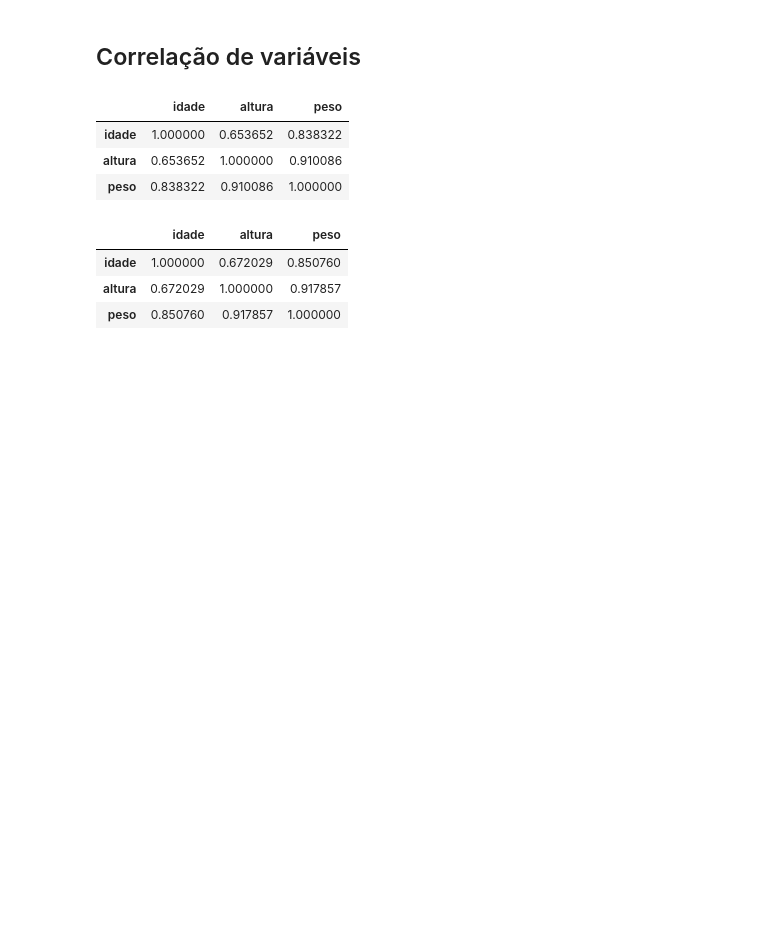
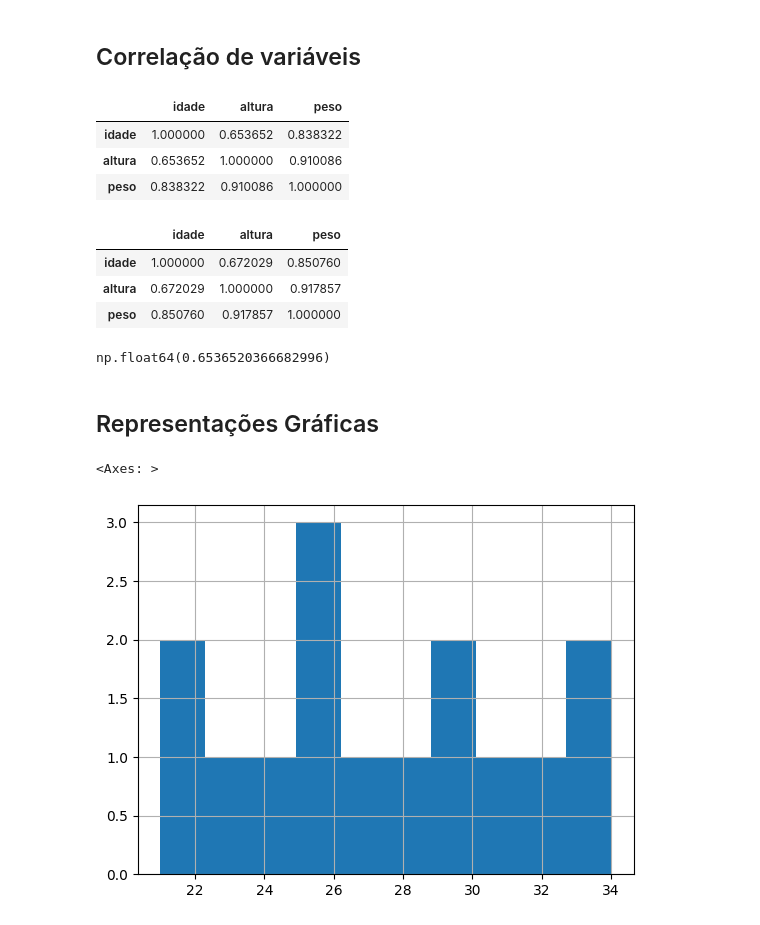
Before and after one commit to v1cferr/study, a Jupyter notebook: rocketseat/ai-dev/teste.ipynb, the cells around one changed output. Saved outputs shown, nothing was run; the diff lists cells and outputs as text; code cells hidden in the pictures; blank space fills up the shorter version.

```diff
--- a/rocketseat/ai-dev/teste.ipynb
+++ b/rocketseat/ai-dev/teste.ipynb
@@ -130,3 +130,16 @@ df.select_dtypes(include='number').corr(method='spearman')
 | idade | 1.000000 | 0.672029 | 0.850760 |
 | altura | 0.672029 | 1.000000 | 0.917857 |
 | peso | 0.850760 | 0.917857 | 1.000000 |
+# %%
+# Correlação entre duas variaveis
+df.idade.corr(df.altura)
+# %% [output]
+np.float64(0.6536520366682996)
+# %% [markdown]
+## Representações Gráficas
+# %%
+# Histograma -Idade
+df.idade.hist()
+# %% [output]
+<Axes: >
+[figure, added]
```
Also changed, not shown: parts of 1 cell of this notebook, 2 other files.
